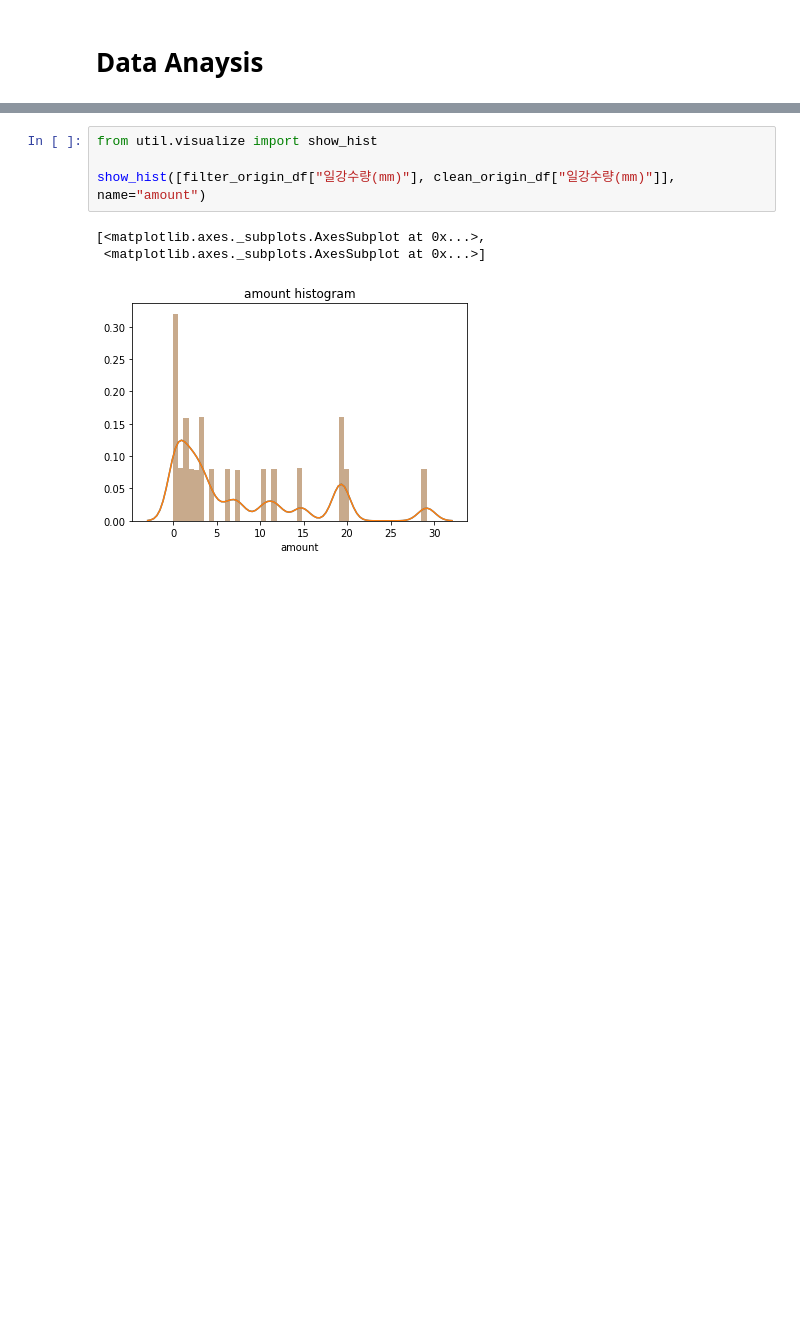
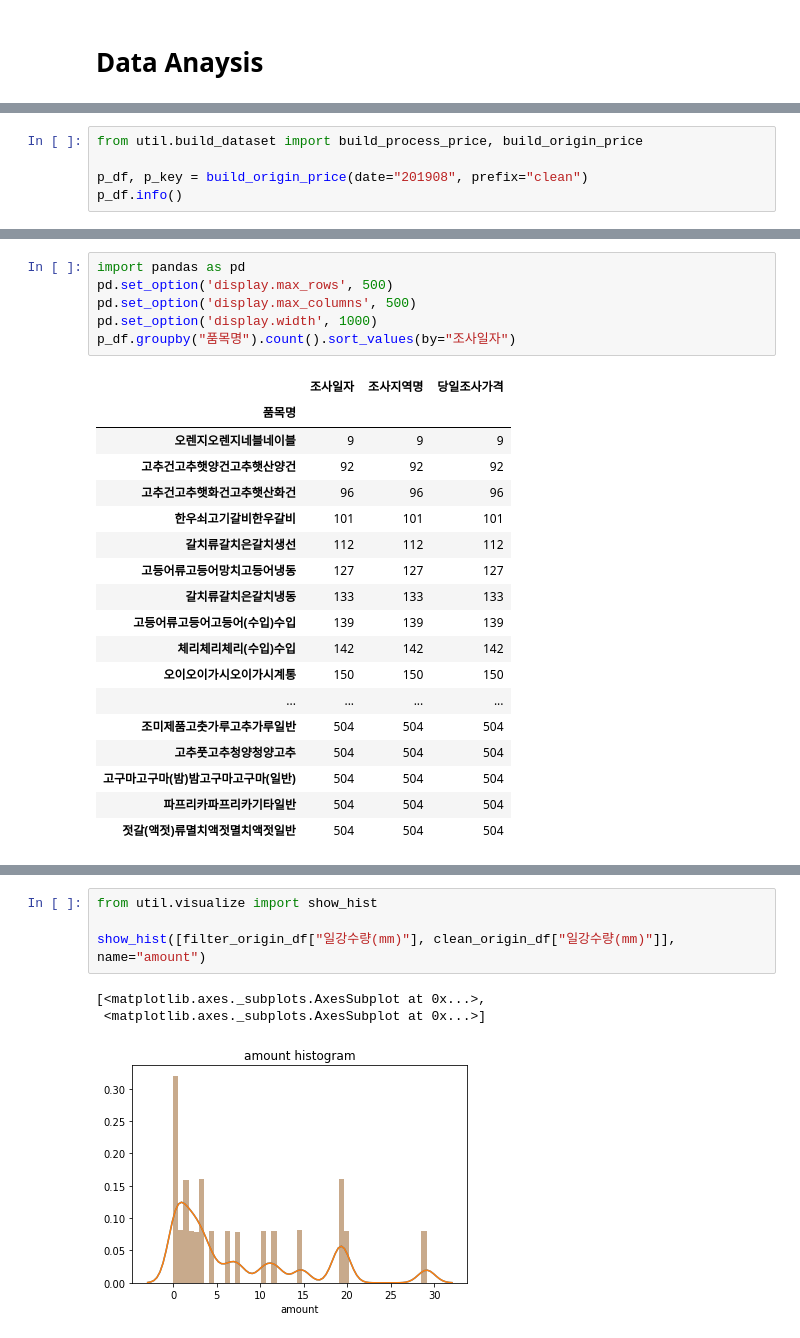
Before and after one commit to meowpunch/bobsim-research, a Jupyter notebook: src/main/python/data_analysis.ipynb, the cells around one changed output, grey strips where cells are left out. Drawn from its saved outputs; the diff is of its cells as text; blank space fills up the shorter version.

```diff
--- a/src/main/python/data_analysis.ipynb
+++ b/src/main/python/data_analysis.ipynb
@@ -110,0 +44,5 @@ show_hist([clean_origin_df["일강수량(mm)"]], name="fuck")
+# %%
+from util.build_dataset import build_process_price, build_origin_price
+
+p_df, p_key = build_origin_price(date="201908", prefix="clean")
+p_df.info()
@@ -110,0 +63,25 @@ show_hist([clean_origin_df["일강수량(mm)"]], name="fuck")
+# %%
+import pandas as pd
+pd.set_option('display.max_rows', 500)
+pd.set_option('display.max_columns', 500)
+pd.set_option('display.width', 1000)
+p_df.groupby("품목명").count().sort_values(by="조사일자")
+# %% [output]
+|  | 조사일자 | 조사지역명 | 당일조사가격 |
+| 품목명 |  |  |  |
+| 오렌지오렌지네블네이블 | 9 | 9 | 9 |
+| 고추건고추햇양건고추햇산양건 | 92 | 92 | 92 |
+| 고추건고추햇화건고추햇산화건 | 96 | 96 | 96 |
+| 한우쇠고기갈비한우갈비 | 101 | 101 | 101 |
+| 갈치류갈치은갈치생선 | 112 | 112 | 112 |
+| 고등어류고등어망치고등어냉동 | 127 | 127 | 127 |
+| 갈치류갈치은갈치냉동 | 133 | 133 | 133 |
+| 고등어류고등어고등어(수입)수입 | 139 | 139 | 139 |
+| 체리체리체리(수입)수입 | 142 | 142 | 142 |
+| 오이오이가시오이가시계통 | 150 | 150 | 150 |
+| ... | ... | ... | ... |
+| 조미제품고춧가루고추가루일반 | 504 | 504 | 504 |
+| 고추풋고추청양청양고추 | 504 | 504 | 504 |
+| 고구마고구마(밤)밤고구마고구마(일반) | 504 | 504 | 504 |
+| 파프리카파프리카기타일반 | 504 | 504 | 504 |
+| 젓갈(액젓)류멸치액젓멸치액젓일반 | 504 | 504 | 504 |
```
Also changed, not shown: parts of 17 cells of this notebook, 13 other files.
